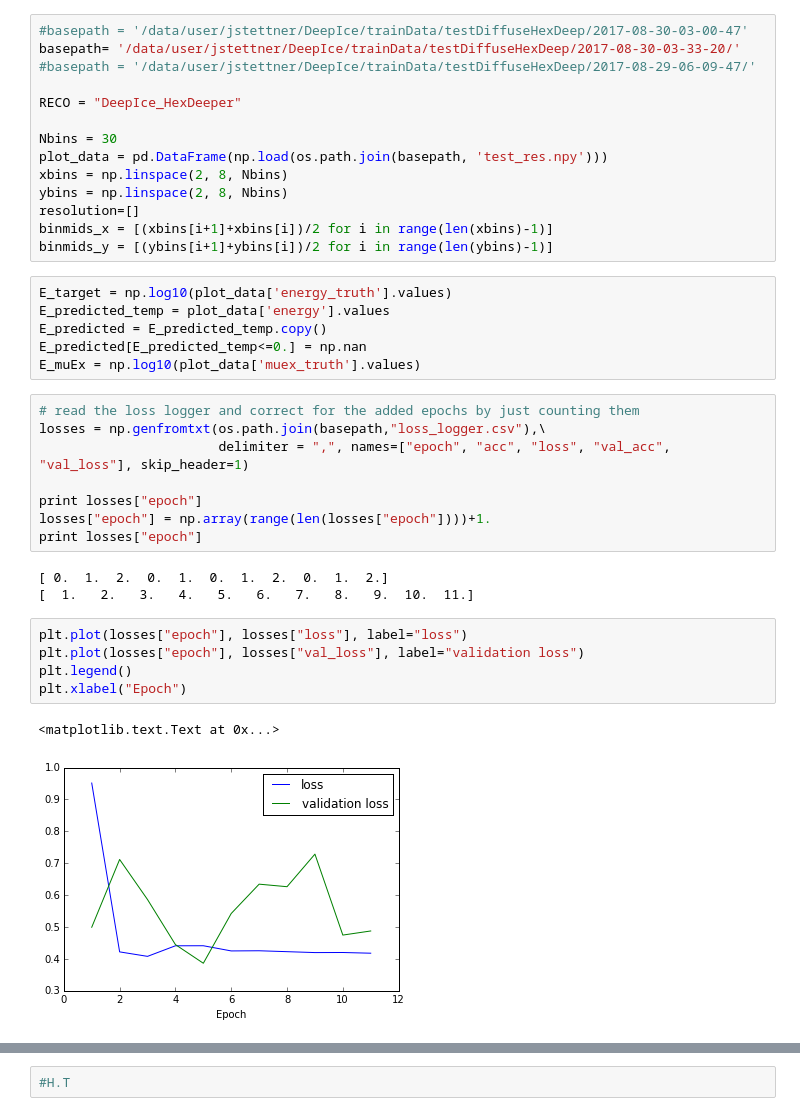
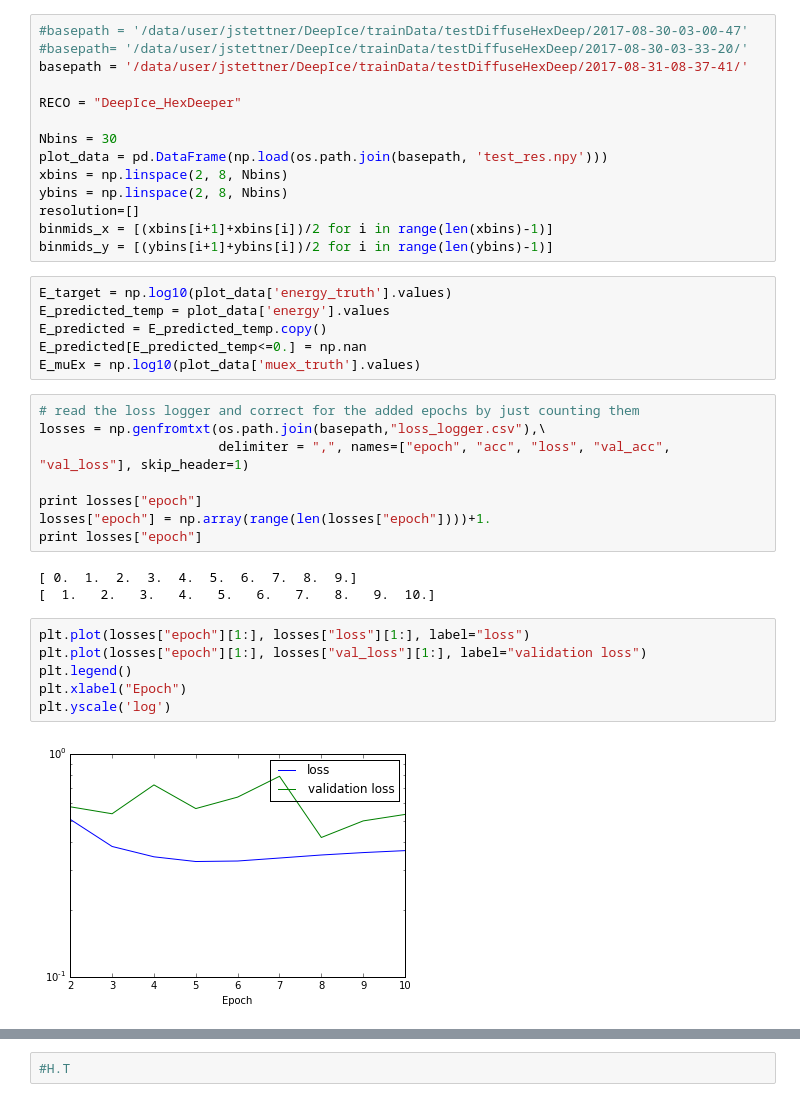
Before and after one commit to tglauch/DeepIceLearning, a Jupyter notebook: Notebooks/Evaluate_Model.ipynb, the cells around one changed output, grey strips where cells are left out. Cells and saved outputs as stored; diff of their text form.

```diff
--- a/Notebooks/Evaluate_Model.ipynb
+++ b/Notebooks/Evaluate_Model.ipynb
@@ -14,8 +14,8 @@ import dashi as d
 import scipy
 # %%
 #basepath = '/data/user/jstettner/DeepIce/trainData/testDiffuseHexDeep/2017-08-30-03-00-47'
-basepath= '/data/user/jstettner/DeepIce/trainData/testDiffuseHexDeep/2017-08-30-03-33-20/'
-#basepath = '/data/user/jstettner/DeepIce/trainData/testDiffuseHexDeep/2017-08-29-06-09-47/'
+#basepath= '/data/user/jstettner/DeepIce/trainData/testDiffuseHexDeep/2017-08-30-03-33-20/'
+basepath = '/data/user/jstettner/DeepIce/trainData/testDiffuseHexDeep/2017-08-31-08-37-41/'
 
 RECO = "DeepIce_HexDeeper"
 
@@ -41,16 +41,16 @@ print losses["epoch"]
 losses["epoch"] = np.array(range(len(losses["epoch"])))+1.
 print losses["epoch"]
 # %% [output]
-[ 0.  1.  2.  0.  1.  0.  1.  2.  0.  1.  2.]
-[  1.   2.   3.   4.   5.   6.   7.   8.   9.  10.  11.]
+[ 0.  1.  2.  3.  4.  5.  6.  7.  8.  9.]
+[  1.   2.   3.   4.   5.   6.   7.   8.   9.  10.]
 # %%
-plt.plot(losses["epoch"], losses["loss"], label="loss")
-plt.plot(losses["epoch"], losses["val_loss"], label="validation loss")
+plt.plot(losses["epoch"][1:], losses["loss"][1:], label="loss")
+plt.plot(losses["epoch"][1:], losses["val_loss"][1:], label="validation loss")
 plt.legend()
 plt.xlabel("Epoch")
+plt.yscale('log')
 # %% [output]
-<matplotlib.text.Text at 0x...>
-[figure, old version]
+[figure, new version]
 # %%
 fig, ax= plt.subplots()
 ax.scatter(E_target, E_predicted, color='blue', alpha= 0.05)
```
Also changed, not shown: parts of 3 cells of this notebook, 2 other files.
